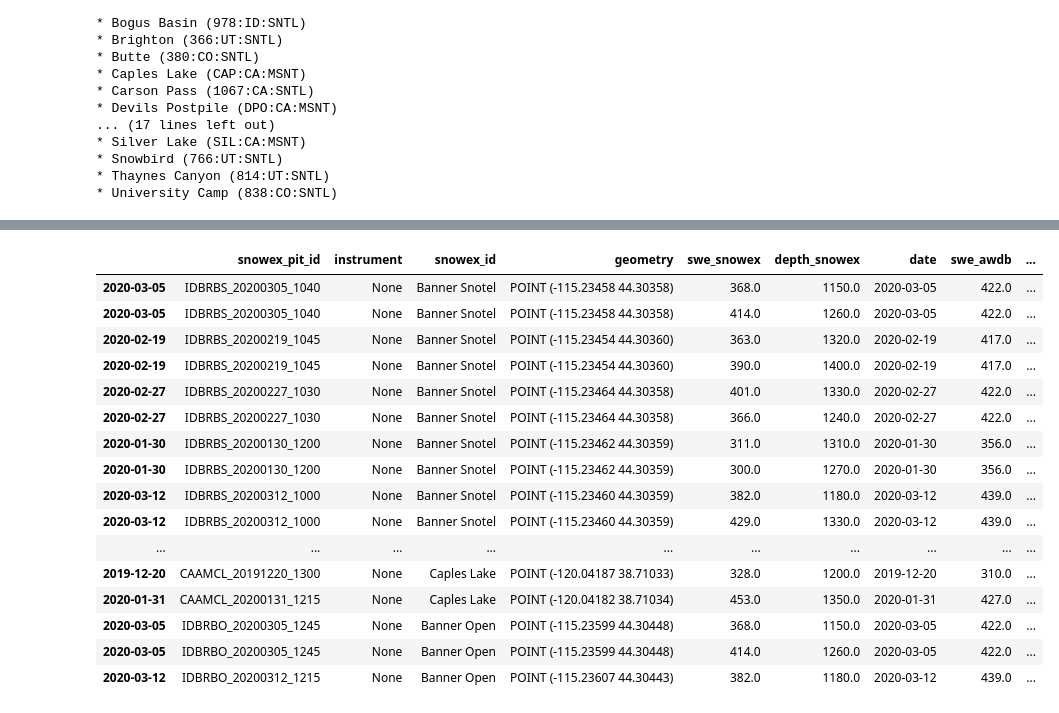
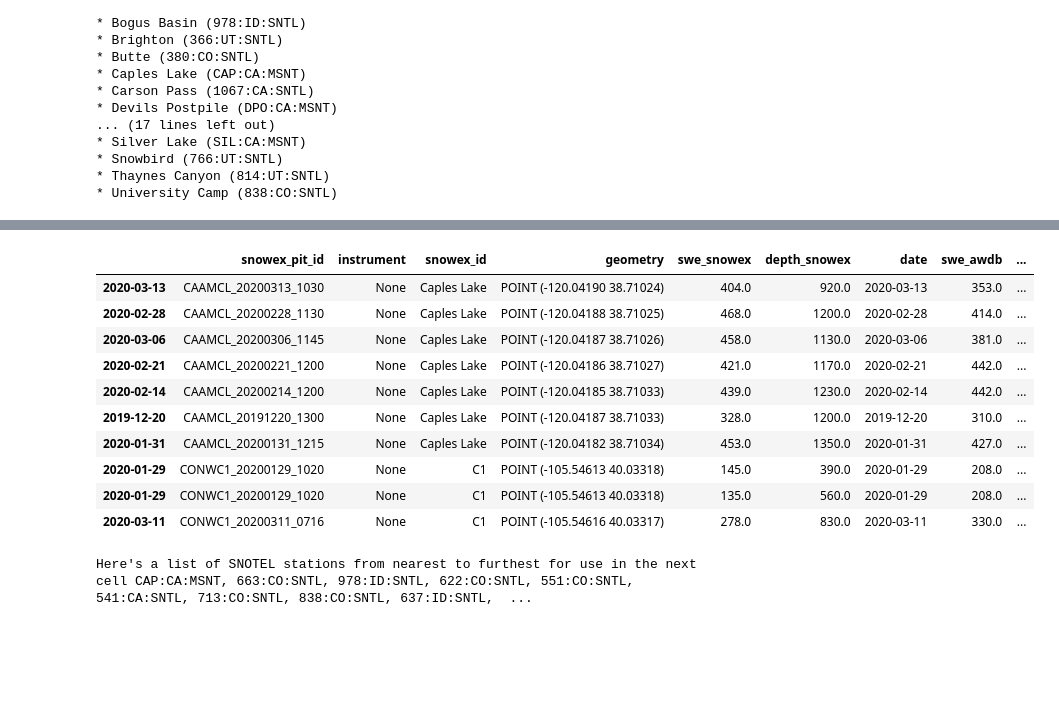
Before and after one commit to snowex-hackweek/space-station, a Jupyter notebook: contributors/beau-uriona/get_data.ipynb, the cells around one changed output, grey strips where cells are left out. Cells and saved outputs as stored; diff of their text form; code cells hidden in the pictures; blank space fills up the shorter version.

```diff
--- a/contributors/beau-uriona/get_data.ipynb
+++ b/contributors/beau-uriona/get_data.ipynb
@@ -260,22 +248,23 @@ with open("one_obj_to_rule_them_all.json", "w") as j:
         indent=4
     )
 # %%
-obj["data"].sort_values("distance").head(30)
+obj["data"].sort_values("distance").head(10)
 # %% [output]
 |  | snowex_pit_id | instrument | snowex_id | geometry | swe_snowex | depth_snowex | date | swe_awdb | ... |
-| 2020-03-05 | IDBRBS_20200305_1040 | None | Banner Snotel | POINT (-115.23458 44.30358) | 368.0 | 1150.0 | 2020-03-05 | 422.0 | ... |
-| 2020-03-05 | IDBRBS_20200305_1040 | None | Banner Snotel | POINT (-115.23458 44.30358) | 414.0 | 1260.0 | 2020-03-05 | 422.0 | ... |
-| 2020-02-19 | IDBRBS_20200219_1045 | None | Banner Snotel | POINT (-115.23454 44.30360) | 363.0 | 1320.0 | 2020-02-19 | 417.0 | ... |
-| 2020-02-19 | IDBRBS_20200219_1045 | None | Banner Snotel | POINT (-115.23454 44.30360) | 390.0 | 1400.0 | 2020-02-19 | 417.0 | ... |
-| 2020-02-27 | IDBRBS_20200227_1030 | None | Banner Snotel | POINT (-115.23464 44.30358) | 401.0 | 1330.0 | 2020-02-27 | 422.0 | ... |
-| 2020-02-27 | IDBRBS_20200227_1030 | None | Banner Snotel | POINT (-115.23464 44.30358) | 366.0 | 1240.0 | 2020-02-27 | 422.0 | ... |
-| 2020-01-30 | IDBRBS_20200130_1200 | None | Banner Snotel | POINT (-115.23462 44.30359) | 311.0 | 1310.0 | 2020-01-30 | 356.0 | ... |
-| 2020-01-30 | IDBRBS_20200130_1200 | None | Banner Snotel | POINT (-115.23462 44.30359) | 300.0 | 1270.0 | 2020-01-30 | 356.0 | ... |
-| 2020-03-12 | IDBRBS_20200312_1000 | None | Banner Snotel | POINT (-115.23460 44.30359) | 382.0 | 1180.0 | 2020-03-12 | 439.0 | ... |
-| 2020-03-12 | IDBRBS_20200312_1000 | None | Banner Snotel | POINT (-115.23460 44.30359) | 429.0 | 1330.0 | 2020-03-12 | 439.0 | ... |
-| ... | ... | ... | ... | ... | ... | ... | ... | ... | ... |
+| 2020-03-13 | CAAMCL_20200313_1030 | None | Caples Lake | POINT (-120.04190 38.71024) | 404.0 | 920.0 | 2020-03-13 | 353.0 | ... |
+| 2020-02-28 | CAAMCL_20200228_1130 | None | Caples Lake | POINT (-120.04188 38.71025) | 468.0 | 1200.0 | 2020-02-28 | 414.0 | ... |
+| 2020-03-06 | CAAMCL_20200306_1145 | None | Caples Lake | POINT (-120.04187 38.71026) | 458.0 | 1130.0 | 2020-03-06 | 381.0 | ... |
+| 2020-02-21 | CAAMCL_20200221_1200 | None | Caples Lake | POINT (-120.04186 38.71027) | 421.0 | 1170.0 | 2020-02-21 | 442.0 | ... |
+| 2020-02-14 | CAAMCL_20200214_1200 | None | Caples Lake | POINT (-120.04185 38.71033) | 439.0 | 1230.0 | 2020-02-14 | 442.0 | ... |
 | 2019-12-20 | CAAMCL_20191220_1300 | None | Caples Lake | POINT (-120.04187 38.71033) | 328.0 | 1200.0 | 2019-12-20 | 310.0 | ... |
 | 2020-01-31 | CAAMCL_20200131_1215 | None | Caples Lake | POINT (-120.04182 38.71034) | 453.0 | 1350.0 | 2020-01-31 | 427.0 | ... |
-| 2020-03-05 | IDBRBO_20200305_1245 | None | Banner Open | POINT (-115.23599 44.30448) | 368.0 | 1150.0 | 2020-03-05 | 422.0 | ... |
-| 2020-03-05 | IDBRBO_20200305_1245 | None | Banner Open | POINT (-115.23599 44.30448) | 414.0 | 1260.0 | 2020-03-05 | 422.0 | ... |
-| 2020-03-12 | IDBRBO_20200312_1215 | None | Banner Open | POINT (-115.23607 44.30443) | 382.0 | 1180.0 | 2020-03-12 | 439.0 | ... |
+| 2020-01-29 | CONWC1_20200129_1020 | None | C1 | POINT (-105.54613 40.03318) | 145.0 | 390.0 | 2020-01-29 | 208.0 | ... |
+| 2020-01-29 | CONWC1_20200129_1020 | None | C1 | POINT (-105.54613 40.03318) | 135.0 | 560.0 | 2020-01-29 | 208.0 | ... |
+| 2020-03-11 | CONWC1_20200311_0716 | None | C1 | POINT (-105.54616 40.03317) | 278.0 | 830.0 | 2020-03-11 | 330.0 | ... |
+# %%
+print(
+    "Here's a list of SNOTEL stations from nearest to furthest for use in the next cell",
+    ", ".join([i for i in obj["data"].sort_values("distance")["awdb_id"].unique()])
+)
+# %% [output]
+Here's a list of SNOTEL stations from nearest to furthest for use in the next cell CAP:CA:MSNT, 663:CO:SNTL, 978:ID:SNTL, 622:CO:SNTL, 551:CO:SNTL, 541:CA:SNTL, 713:CO:SNTL, 838:CO:SNTL, 637:ID:SNTL,  ...
```
Also changed, not shown: parts of 4 cells of this notebook, 5 other files.
